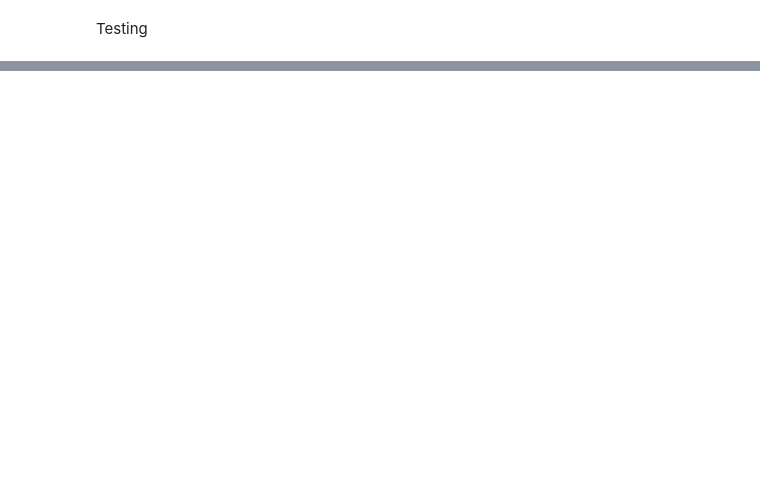
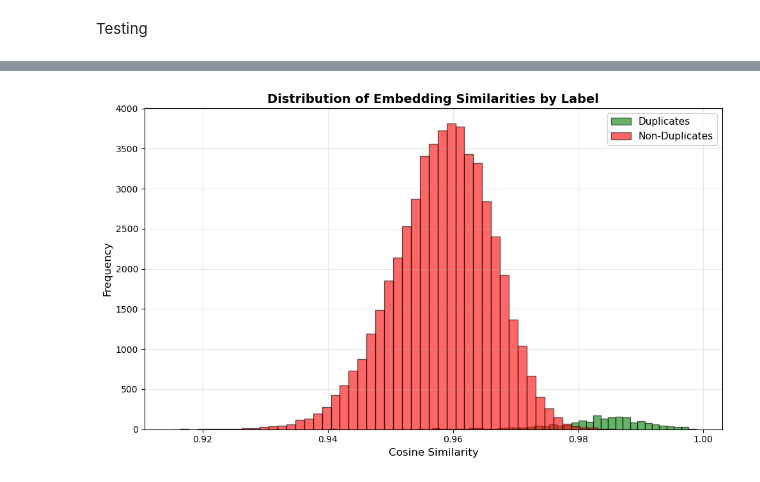
Before and after one commit to Erdos-Projects/spring-2026-deep-learning-fragmented-id-resolution, a Jupyter notebook: Hard_negative_Positive_Augmentation.ipynb, the cells around one changed output, grey strips where cells are left out. Drawn from its saved outputs; the diff is of its cells as text; code cells hidden in the pictures; blank space fills up the shorter version.

Commit message:
Embeddings with duplicate ids with different last names.

```diff
--- a/Hard_negative_Positive_Augmentation.ipynb
+++ b/Hard_negative_Positive_Augmentation.ipynb
@@ -13,9 +21,9 @@ from sklearn.model_selection import train_test_split
 # NDPL - Non-duplicates
 # DPL - Duplicates
 # ncvoters - a snap shot of the snapshot: VR_Snapshot_20181106
-df_ncvoters = pd.read_csv('/Users/noimotbakare/Dropbox/Mac/Downloads/ncvoters.tsv', sep='\t')
-DPL = pd.read_csv('/Users/noimotbakare/Dropbox/Erdös/Erdös_Project_SP2026/Fragmented_ID/ncvoters_DPL.tsv', sep='\t')
-NDPL = pd.read_csv('/Users/noimotbakare/Dropbox/Erdös/Erdös_Project_SP2026/Fragmented_ID/ncvoters_NDPL.tsv', sep='\t')
+df_ncvoters = pd.read_csv(r'data/raw/ncvoters.tsv', sep='\t')
+DPL = pd.read_csv(r'data/raw/ncvoters_DPL.tsv', sep='\t')
+NDPL = pd.read_csv(r'data/raw/ncvoters_NDPL.tsv', sep='\t')
 # %%
 # Preprocessing for our fragemented ID analysis
 # Selecting identifyer variables not related to voting
@@ -761,0 +1002,9 @@ print(classification_report(y_val, model.predict(X_val)))
+# %%
+def cosine_sim(vec1, vec2):
+    return np.dot(vec1, vec2) / (np.linalg.norm(vec1) * np.linalg.norm(vec2))
+
+
+def get_similarity(row1, row2):
+    vec1 = train_embed.loc[row1].values
+    vec2 = train_embed.loc[row2].values
+    return cosine_sim(vec1, vec2)
@@ -761,0 +1221,41 @@ print(classification_report(y_val, model.predict(X_val)))
+# %%
+# Compute similarities if not already done
+if 'similarity' not in train_last_name_pairs.columns:
+    train_embed_indexed = train_embed.set_index('id')
+
+    def get_sim(id1, id2):
+        try:
+            vec1 = train_embed_indexed.loc[id1].values
+            vec2 = train_embed_indexed.loc[id2].values
+            return np.dot(vec1, vec2) / (np.linalg.norm(vec1) * np.linalg.norm(vec2))
+        except:
+            return np.nan
+
+    train_last_name_pairs['similarity'] = train_last_name_pairs.apply(
+        lambda row: get_sim(row['id1'], row['id2']),
+        axis=1
+    )
+
+# Plot histogram
+import matplotlib.pyplot as plt
+
+fig, ax = plt.subplots(figsize=(10, 6))
+
+# Separate by label
+dup_sims = train_last_name_pairs[train_last_name_pairs['label'] == 1]['similarity']
+ndup_sims = train_last_name_pairs[train_last_name_pairs['label'] == 0]['similarity']
+
+# Plot histograms
+ax.hist(dup_sims.dropna(), bins=50, alpha=0.6, label='Duplicates', color='green', edgecolor='black')
+ax.hist(ndup_sims.dropna(), bins=50, alpha=0.6, label='Non-Duplicates', color='red', edgecolor='black')
+
+ax.set_xlabel('Cosine Similarity', fontsize=12)
+ax.set_ylabel('Frequency', fontsize=12)
+ax.set_title('Distribution of Embedding Similarities by Label', fontsize=14, fontweight='bold')
+ax.legend(fontsize=11)
+ax.grid(alpha=0.3)
+
+plt.tight_layout()
+plt.show()
+# %% [output]
+[figure, added]
```
Also changed, not shown: parts of 32 cells of this notebook.
